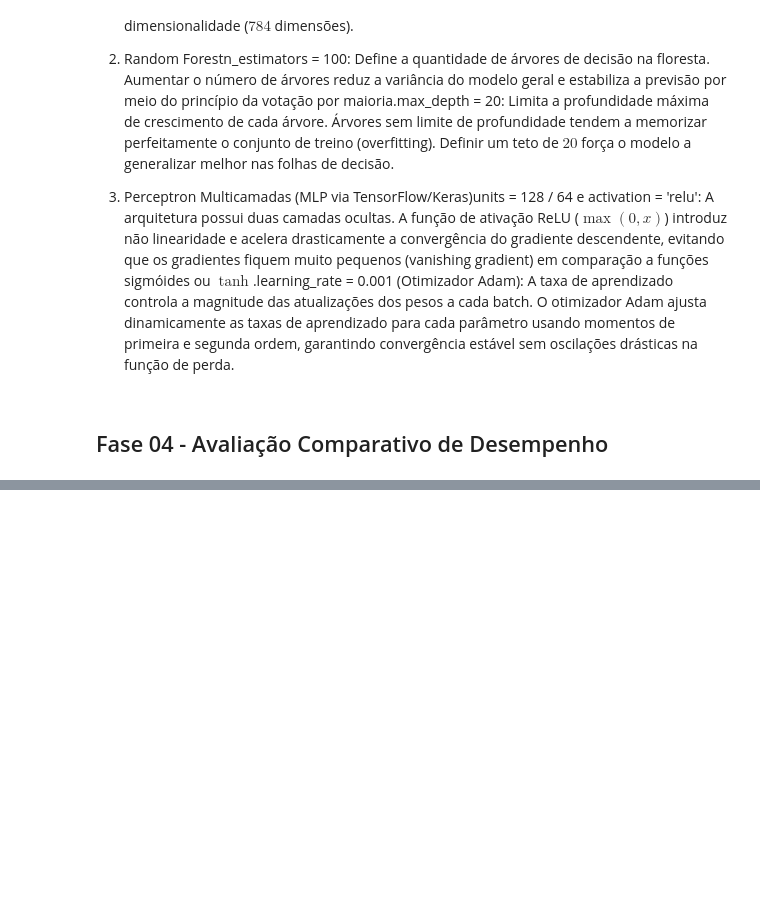
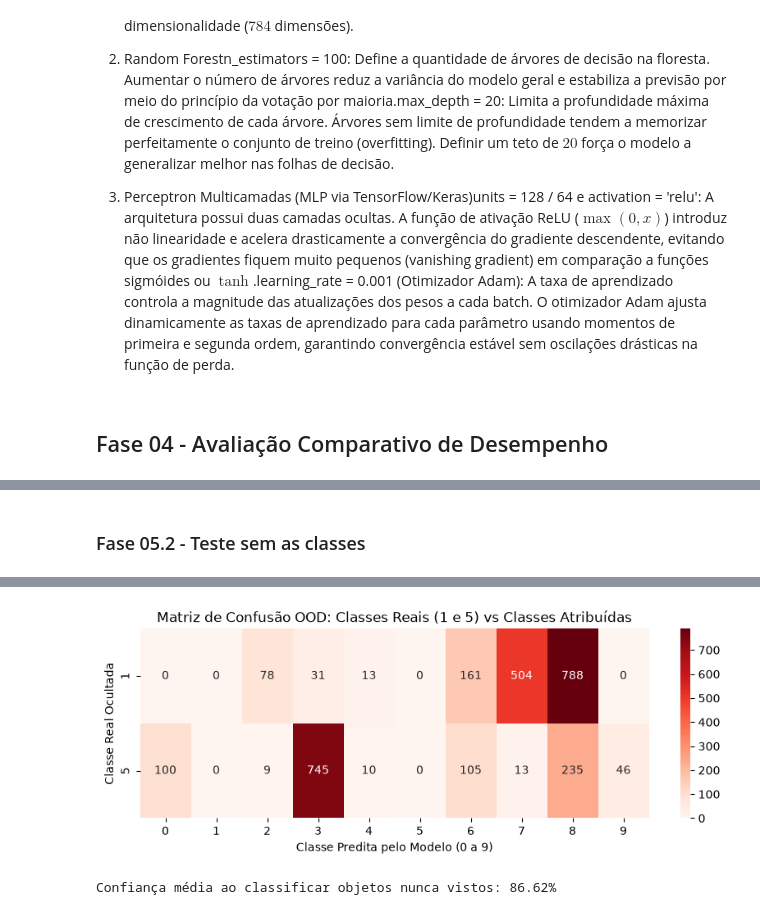
Before and after one commit to MYTakahashi/pixel-mind, a Jupyter notebook: pixel_pipeline.ipynb, the cells around one changed output, grey strips where cells are left out. Saved outputs shown, nothing was run; the diff lists cells and outputs as text; code cells hidden in the pictures; blank space fills up the shorter version.

Commit message:
realizado avaliação e testes

```diff
--- a/pixel_pipeline.ipynb
+++ b/pixel_pipeline.ipynb
@@ -416,0 +609,42 @@ weighted avg     0.9742    0.9741    0.9741     14000
+# %% [markdown]
+### Fase 05.2 - Teste sem as classes
+# %%
+# ==========================================
+# FASE 5.2: Teste de Generalização Extrema
+# ==========================================
+print("\n--- FASE 5.2: Avaliando apenas em amostras das classes 1 e 5 ---")
+
+# Criar máscara para o conjunto de teste contendo APENAS 1 e 5
+mascara_teste_ood = np.isin(y_test, classes_ocultadas)
+X_test_only_15 = X_test_norm[mascara_teste_ood]
+y_test_only_15 = y_test[mascara_teste_ood]
+
+# Predições de probabilidades e classes
+probabilidades_ood = mlp_ood.predict(X_test_only_15)
+predicoes_ood = np.argmax(probabilidades_ood, axis=1)
+
+# Matriz de Confusão para o teste OOD (Linhas: 1 e 5 | Colunas: 0 a 9)
+cm_ood = confusion_matrix(
+    y_test_only_15, predicoes_ood, labels=list(range(10))
+)
+# Filtrando apenas as linhas das classes ocultadas para exibição limpa
+cm_ood_filtrada = cm_ood[classes_ocultadas, :]
+
+plt.figure(figsize=(10, 3))
+sns.heatmap(
+    cm_ood_filtrada,
+    annot=True,
+    fmt="d",
+    cmap="Reds",
+    xticklabels=list(range(10)),
+    yticklabels=classes_ocultadas,
+)
+plt.title("Matriz de Confusão OOD: Classes Reais (1 e 5) vs Classes Atribuídas")
+plt.xlabel("Classe Predita pelo Modelo (0 a 9)")
+plt.ylabel("Classe Real Ocultada")
+plt.show()
+
+# Análise de Confiança
+confiancas = np.max(probabilidades_ood, axis=1)
+print(f"Confiança média ao classificar objetos nunca vistos: {confiancas.mean():.2%}")
+# %% [output]
@@ -416,0 +653,2 @@ weighted avg     0.9742    0.9741    0.9741     14000
+[figure, added]
+Confiança média ao classificar objetos nunca vistos: 86.62%
```
Also changed, not shown: parts of 29 cells of this notebook, 20 other files.
